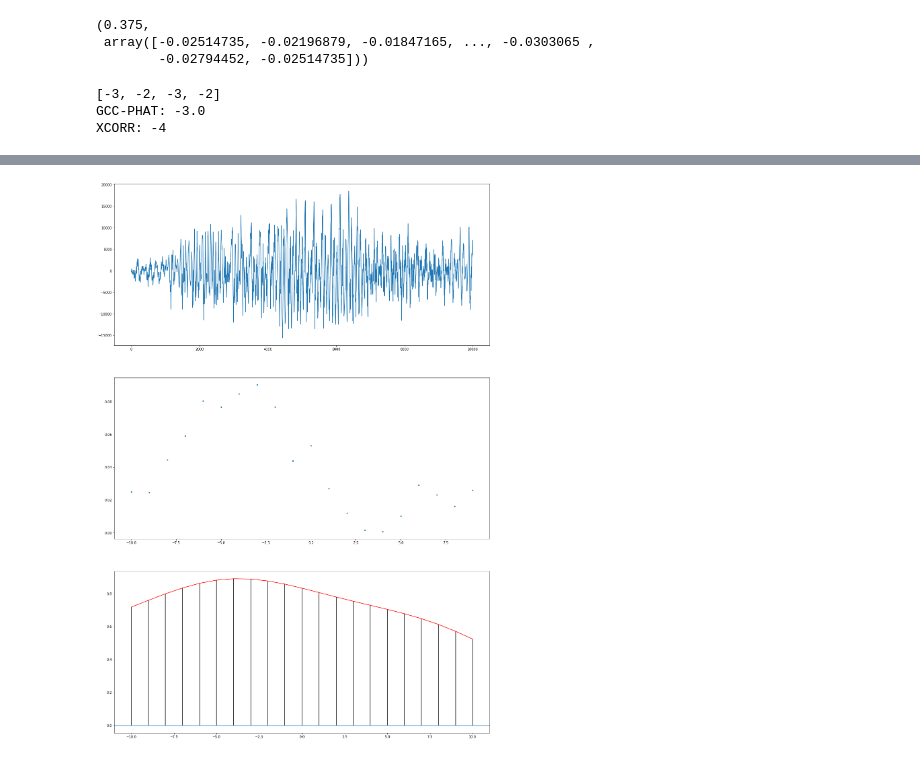
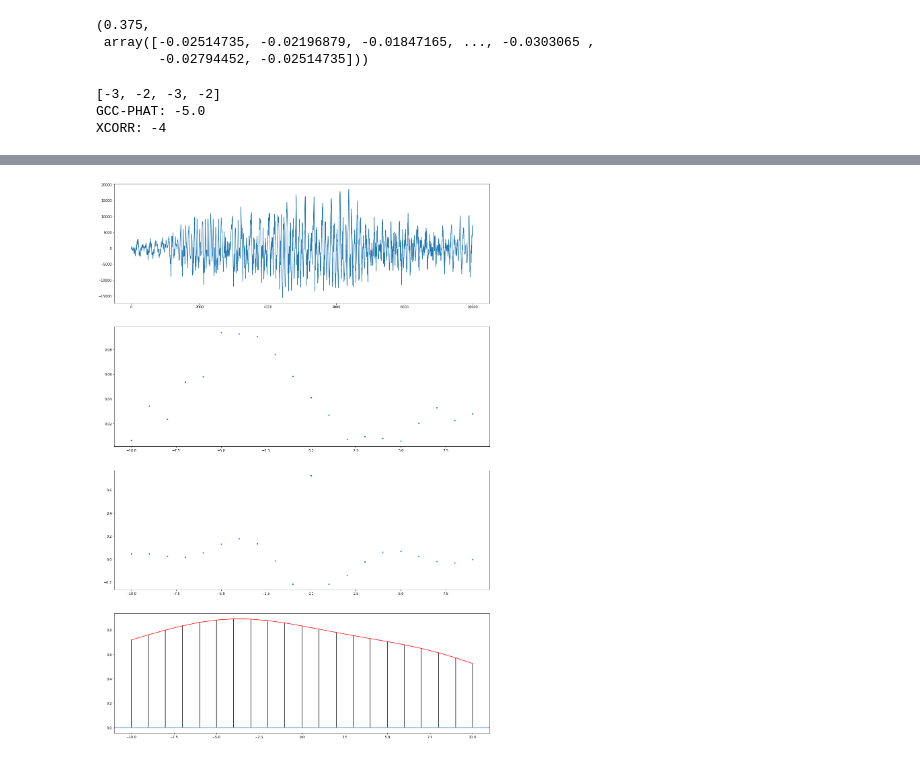
Before and after one commit to kootsoop/DSP.SE, a Jupyter notebook: Python/Q69905 GCC-PHAT always peaks at zero when estimating delay offset.ipynb, the cells around one changed output, grey strips where cells are left out. Cells and saved outputs as stored; diff of their text form; code cells hidden in the pictures.

Commit message:
Updated figure.

```diff
--- a/Python/Q69905 GCC-PHAT always peaks at zero when estimating delay offset.ipynb
+++ b/Python/Q69905 GCC-PHAT always peaks at zero when estimating delay offset.ipynb
@@ -102,32 +102,34 @@ channel_2 = lfilter(fir_filter,1, data[samples,1])
 channel_3 = lfilter(fir_filter,1, data[samples,2])
 channel_4 = lfilter(fir_filter,1, data[samples,3])
 
 noise_1 = np.random.normal(0,1000,len(channel_1))
 noise_2 = np.random.normal(0,1000,len(channel_2))
 noise_3 = np.random.normal(0,1000,len(channel_3))
 noise_4 = np.random.normal(0,1000,len(channel_4))
 
 print([statistics.mean(data[:,0]),  statistics.mean(data[:,1]), statistics.mean(data[:,2]), statistics.mean(data[:,3])])
 
 # delay, gcc = gcc_phat(data[samples,0].astype(float)+10, data[samples,2].astype(float)+12, interp=1)
 delay, gcc = gcc_phat(channel_1 + noise_1, channel_3 + noise_3, interp=1)
 delay_no_noise, gcc_no_noise = gcc_phat(channel_1 , channel_3 , interp=1)
 
 plt.figure(figsize=(20,30))
 plt.subplot(4, 1, 1)
 plt.plot(data[samples,0])
 plt.subplot(4, 1, 2)
 plt.plot(np.arange(-10,10),gcc[9990:10010],'.') # [9950:10050]
 plt.subplot(4, 1, 3)
+plt.plot(np.arange(-10,10),gcc_no_noise[9990:10010],'.') # [9950:10050]
+plt.subplot(4, 1, 4)
 lags,c, line, b = plt.xcorr(channel_1,channel_3)
 plt.plot(lags,c,color='r')
 
 print('GCC-PHAT: ' + str(delay))
 print('XCORR: ' +  str(lags[np.argmax(c)]))
 Audio(channel_1 + noise_1, rate=44100)
 # %% [output]
 [-3, -2, -3, -2]
-GCC-PHAT: -3.0
+GCC-PHAT: -5.0
 XCORR: -4
 [interactive output not drawn]
-[figure, old version]
+[figure, new version]
```
